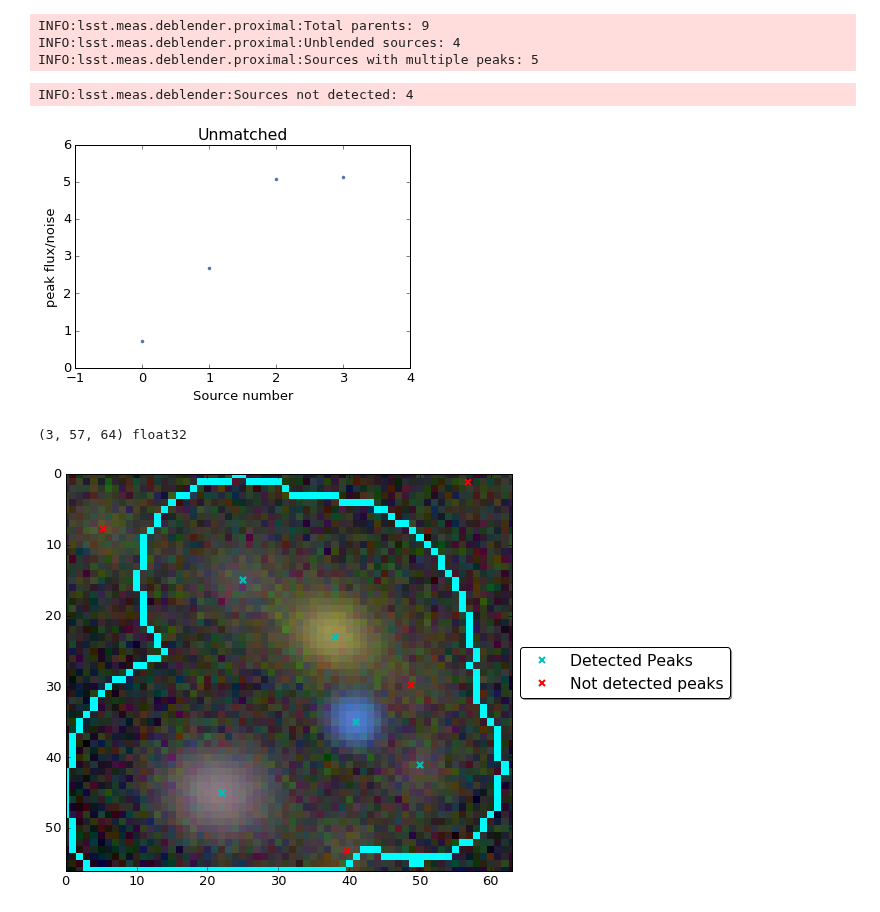
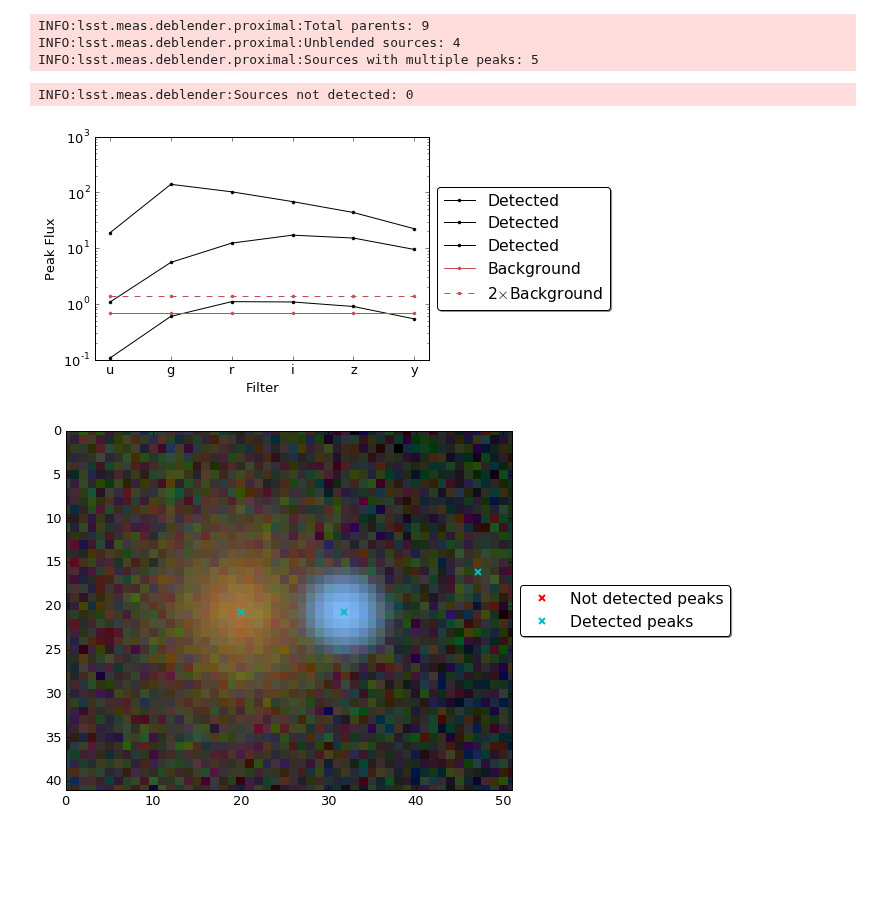
Before and after one commit to lsst/meas_deblender, a Jupyter notebook: examples/testSingleSim.ipynb, the cells around one changed output. Saved outputs shown, nothing was run; the diff lists cells and outputs as text; code cells hidden in the pictures; blank space fills up the shorter version.

```diff
--- a/examples/testSingleSim.ipynb
+++ b/examples/testSingleSim.ipynb
@@ -36,15 +36,15 @@ log.setLevel("", log.INFO)
 # Load the data
 dataPath = os.path.abspath(os.path.join(lsst.utils.getPackageDir("testdata_deblender"), 'sim_data'))
 filters = ["u", "g", "r", "i", "z", 'y']
-filters = filters[1:]
 imgFilename = os.path.join(dataPath, "test1/{0}_{1}.fits")
 catFilename = os.path.join(dataPath, "test1/det_merge.fits")
 simFilename = os.path.join(dataPath, "test1/catalog_true.fits")
 
-expDb = proximal.ExposureDeblend(filters, imgFilename, catFilename, simFilename)
-pidx = 3
-condition = (expDb.mergedTable["peaks"]<=10) & (expDb.mergedTable["peaks"]>1)
-#condition = (expDb.mergedTable["peaks"]<=5) & (expDb.mergedTable["peaks"]>1)
+expDb = proximal.ExposureDeblend(filters, imgFilename, catFilename, simFilename, useExactPeaks=True)
+#pidx = 3
+#condition = (expDb.mergedTable["peaks"]<=10) & (expDb.mergedTable["peaks"]>1)
+pidx = 0
+condition = (expDb.mergedTable["peaks"]<=5) & (expDb.mergedTable["peaks"]>1)
 footprint, peaks = expDb.getParentFootprint(parentIdx=pidx, condition=condition, display=False)
 deblend = proximal.DeblendedParent(expDb, footprint, peaks)
 # %% [output]
@@ -53,18 +53,17 @@ INFO:lsst.meas.deblender.proximal:Unblended sources: 4
 INFO:lsst.meas.deblender.proximal:Sources with multiple peaks: 5
 # %%
 # Build a table of peaks detected by the pipeline
-peakTable = sim.buildFootprintPeakTable(footprint, filters)
+peakTable = sim.buildFootprintPeakTable(footprint, filters, peaks=peaks)
 # Estimate the noise in the image
 avgNoise = sim.getNoise(expDb.calexps)
 simTable,idx, unmatchedTable = sim.matchFootprintToRef(footprint, peakTable, expDb.simTable,
                                                         filters,avgNoise=avgNoise, expDb=expDb,)
 # Calculate the flux for isolated (non-blended) sources
 sim.calculateIsolatedFlux(filters, expDb, peakTable, simTable, avgNoise)
 # %% [output]
-INFO:lsst.meas.deblender:Sources not detected: 4
+INFO:lsst.meas.deblender:Sources not detected: 0
-[figure, old version]
+[figure, new version]
-(3, 57, 64) float32
-[figure, old version]
+[figure, new version]
 # %%
 %time dbr = sim.deblendFootprintOld(filters, expDb, footprint, peakTable)
 # %% [output]
```
Also changed, not shown: parts of 15 cells of this notebook, 4 other files.
